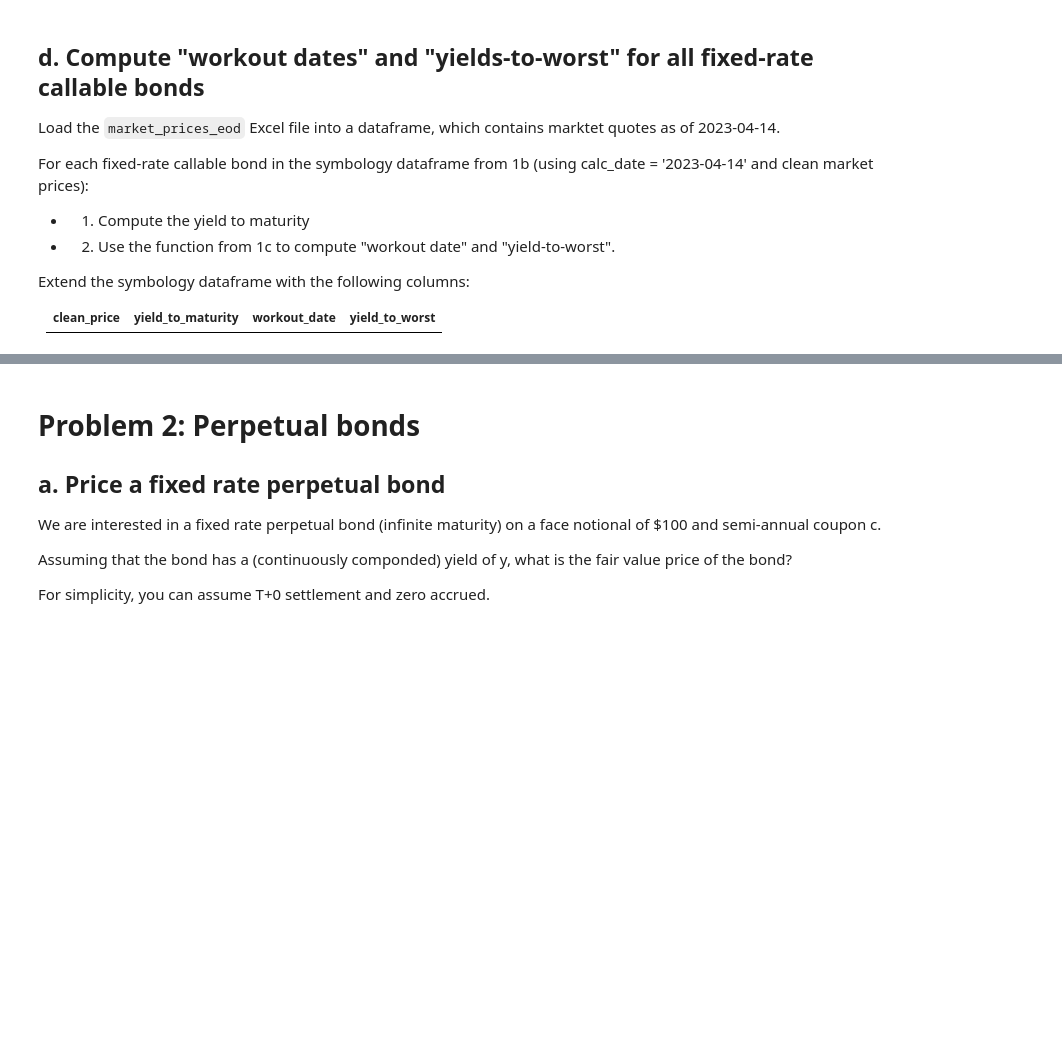
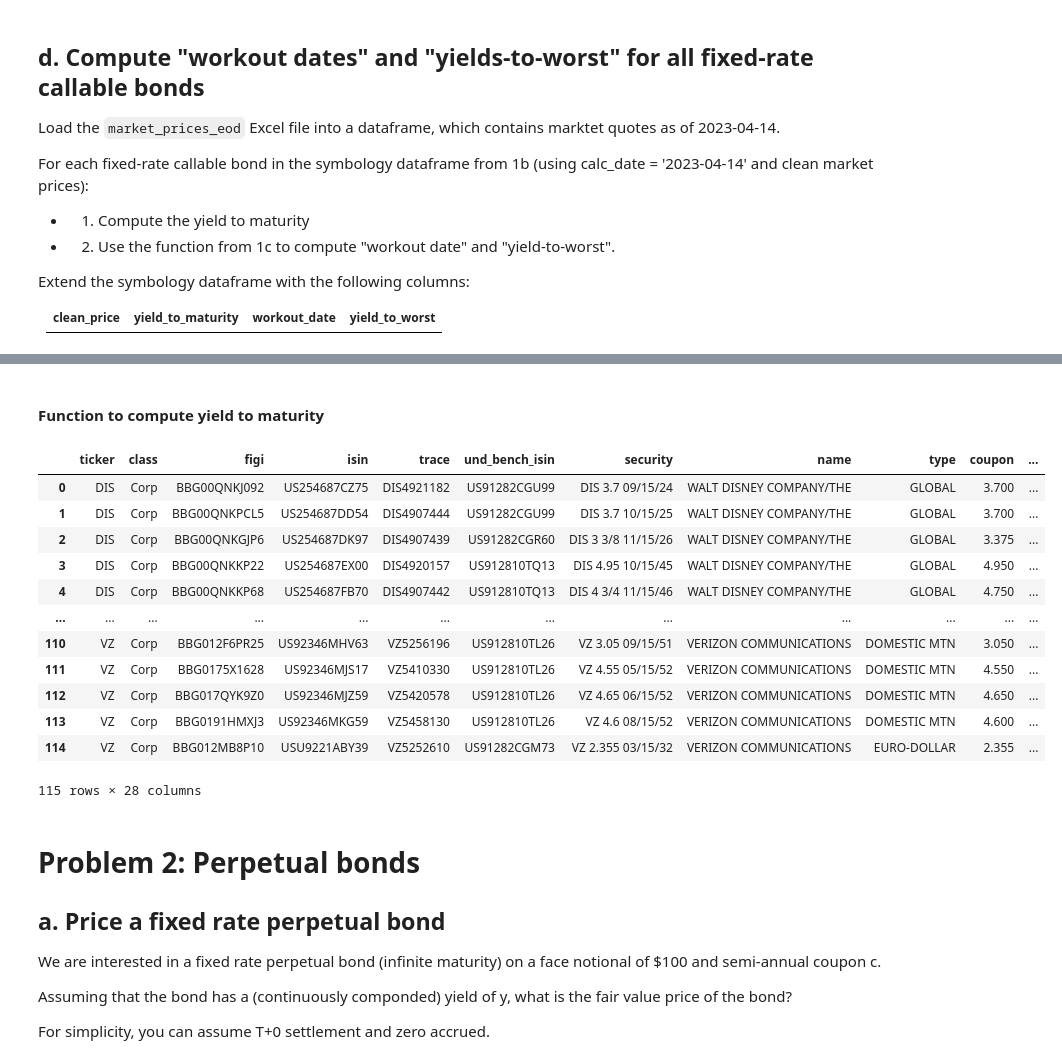
Before and after one commit to alanwake47/FINM-35700-Credit-Markets, a Jupyter notebook: week3/hw3/Homework 3.ipynb, the cells around one changed output, grey strips where cells are left out. Drawn from its saved outputs; the diff is of its cells as text; code cells hidden in the pictures; blank space fills up the shorter version.

```diff
--- a/week3/hw3/Homework 3.ipynb
+++ b/week3/hw3/Homework 3.ipynb
@@ -81,3 +289,5 @@ Extend the symbology dataframe with the following columns:
 
 | clean_price |  yield_to_maturity | workout_date | yield_to_worst |
 |----------|-------------|-------|-------------|
+# %%
+market_data = pd.read_excel(os.path.join(mydir, 'data', 'market_prices_eod.xlsx'))
@@ -85,6 +304,49 @@ Extend the symbology dataframe with the following columns:
 # Use static calculation/valuation date of 2023-04-14, matching data available in the market prices EOD file
 calc_date = ql.Date(14, 4, 2023)
 ql.Settings.instance().evaluationDate = calc_date
+# %%
+corp_symbology_call_md = corp_symbology_call.merge(market_data, how='left', on='figi')
+
+corp_symbology_call_md = corp_symbology_call_md.rename(columns={'class_x':'class', 'ticker_x':'ticker', 'isin_x':'isin','mid_clean':'clean_price'})
+corp_symbology_call_md = corp_symbology_call_md.drop(columns=['class_y', 'ticker_y', 'isin_y','bid', 'ask', 'mid_dirty','bid_yield', 'ask_yield'])
+# %% [markdown]
+#### Function to compute yield to maturity
+# %%
+#define a function to calculate the yield to maturity for each bond using QuantLib
+def calc_yield_to_maturity(details: dict, bond_clean_price: float, calc_date: ql.Date):
+    '''Computes yield-to-maturity for fixed rate bonds.
+    '''
+    # Create bond object
+    bond = create_bond_from_symbology(details)
+
+    # Create bond engine
+    bond_engine = ql.DiscountingBondEngine(ql.YieldTermStructureHandle(ql.FlatForward(calc_date, 0.05, ql.ActualActual(ql.ActualActual.ISMA))))
+
+    # Set bond engine
+    bond.setPricingEngine(bond_engine)
+
+    # Compute yield-to-maturity
+    yield_to_maturity = bond.bondYield(bond_clean_price, ql.ActualActual(ql.ActualActual.ISMA), ql.Compounded, ql.Semiannual)
+
+    return yield_to_maturity
+# %%
+corp_symbology_call_md['yield_to_maturity'] = corp_symbology_call_md.apply(lambda x: calc_yield_to_maturity(x, x['clean_price'], calc_date), axis=1) * 100
+# %%
+corp_symbology_call_md
+# %% [output]
+|  | ticker | class | figi | isin | trace | und_bench_isin | security | name | type | coupon | ... |
+| 0 | DIS | Corp | BBG00QNKJ092 | US254687CZ75 | DIS4921182 | US91282CGU99 | DIS 3.7 09/15/24 | WALT DISNEY COMPANY/THE | GLOBAL | 3.700 | ... |
+| 1 | DIS | Corp | BBG00QNKPCL5 | US254687DD54 | DIS4907444 | US91282CGU99 | DIS 3.7 10/15/25 | WALT DISNEY COMPANY/THE | GLOBAL | 3.700 | ... |
+| 2 | DIS | Corp | BBG00QNKGJP6 | US254687DK97 | DIS4907439 | US91282CGR60 | DIS 3 3/8 11/15/26 | WALT DISNEY COMPANY/THE | GLOBAL | 3.375 | ... |
+| 3 | DIS | Corp | BBG00QNKKP22 | US254687EX00 | DIS4920157 | US912810TQ13 | DIS 4.95 10/15/45 | WALT DISNEY COMPANY/THE | GLOBAL | 4.950 | ... |
+| 4 | DIS | Corp | BBG00QNKKP68 | US254687FB70 | DIS4907442 | US912810TQ13 | DIS 4 3/4 11/15/46 | WALT DISNEY COMPANY/THE | GLOBAL | 4.750 | ... |
+| ... | ... | ... | ... | ... | ... | ... | ... | ... | ... | ... | ... |
+| 110 | VZ | Corp | BBG012F6PR25 | US92346MHV63 | VZ5256196 | US912810TL26 | VZ 3.05 09/15/51 | VERIZON COMMUNICATIONS | DOMESTIC MTN | 3.050 | ... |
+| 111 | VZ | Corp | BBG0175X1628 | US92346MJS17 | VZ5410330 | US912810TL26 | VZ 4.55 05/15/52 | VERIZON COMMUNICATIONS | DOMESTIC MTN | 4.550 | ... |
+| 112 | VZ | Corp | BBG017QYK9Z0 | US92346MJZ59 | VZ5420578 | US912810TL26 | VZ 4.65 06/15/52 | VERIZON COMMUNICATIONS | DOMESTIC MTN | 4.650 | ... |
+| 113 | VZ | Corp | BBG0191HMXJ3 | US92346MKG59 | VZ5458130 | US912810TL26 | VZ 4.6 08/15/52 | VERIZON COMMUNICATIONS | DOMESTIC MTN | 4.600 | ... |
+| 114 | VZ | Corp | BBG012MB8P10 | USU9221ABY39 | VZ5252610 | US91282CGM73 | VZ 2.355 03/15/32 | VERIZON COMMUNICATIONS | EURO-DOLLAR | 2.355 | ... |
+115 rows × 28 columns
 # %% [markdown]
 # Problem 2: Perpetual bonds
 ## a. Price a fixed rate perpetual bond
```
Also changed, not shown: parts of 14 cells of this notebook.
